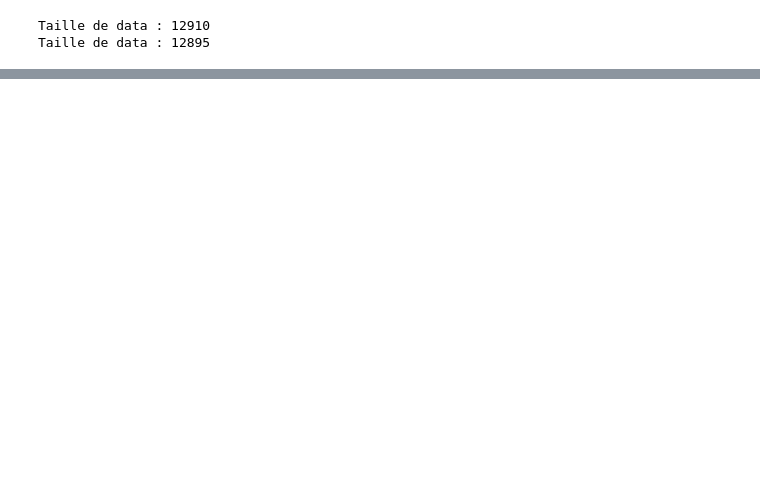
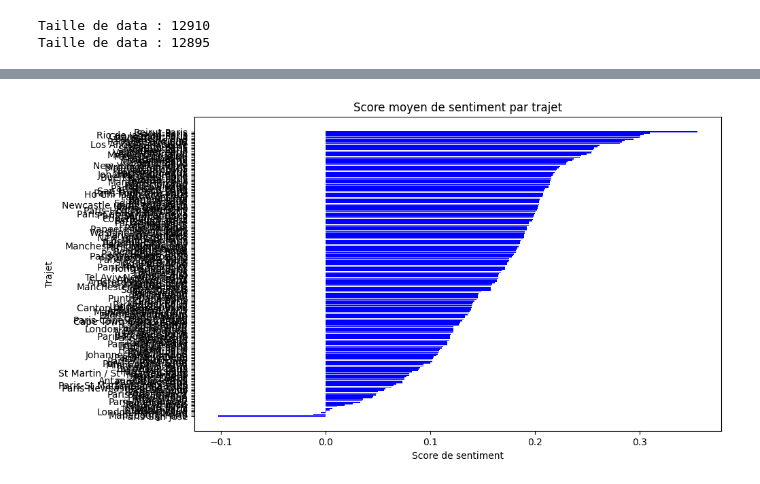
Before and after one commit to KV2TS/webscrapping, a Jupyter notebook: nlp.ipynb, the cells around one changed output, grey strips where cells are left out. Drawn from its saved outputs; the diff is of its cells as text; code cells hidden in the pictures; blank space fills up the shorter version.

```diff
--- a/nlp.ipynb
+++ b/nlp.ipynb
@@ -46,0 +34,3 @@ memory usage: 504.4+ KB
+# %%
+data['trajet'] = data['start'] + "-" + data['end']
+data.head()
@@ -46,0 +44,8 @@ memory usage: 504.4+ KB
+# %%
+from textblob import TextBlob
+
+def analyser_sentiment(commentaire):
+    return TextBlob(commentaire).sentiment.polarity
+
+data['sentiment'] = data['com'].apply(analyser_sentiment)
+data.head()
@@ -46,0 +59,5 @@ memory usage: 504.4+ KB
+# %%
+tendances_trajets = data.groupby('trajet').agg(sentiment_moyen=('sentiment', 'mean'), nombre_commentaires=('sentiment', 'size')).reset_index()
+tendances_trajets = tendances_trajets[tendances_trajets['nombre_commentaires'] > 10]
+tendances_trajets = tendances_trajets.sort_values(by='sentiment_moyen')
+print(tendances_trajets)
@@ -46,0 +129,11 @@ memory usage: 504.4+ KB
+# %%
+import matplotlib.pyplot as plt
+
+plt.figure(figsize=(10, 6))
+plt.barh(tendances_trajets['trajet'], tendances_trajets['sentiment_moyen'], color='blue')
+plt.title("Score moyen de sentiment par trajet")
+plt.xlabel("Score de sentiment")
+plt.ylabel("Trajet")
+plt.show()
+# %% [output]
+[figure, added]
```
Also changed, not shown: parts of 12 cells of this notebook.
